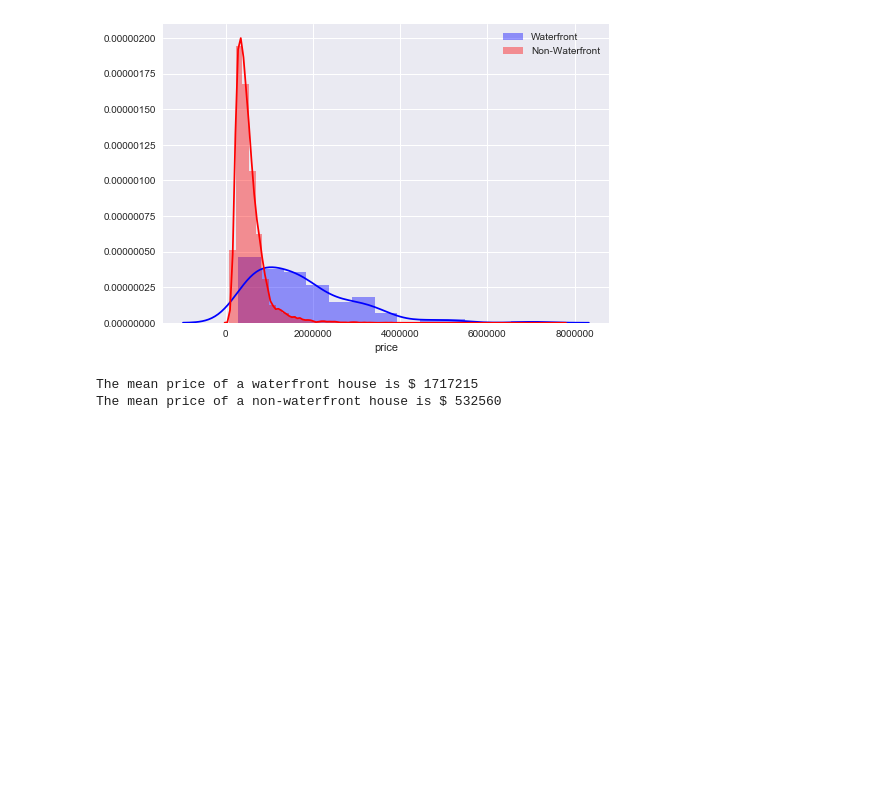
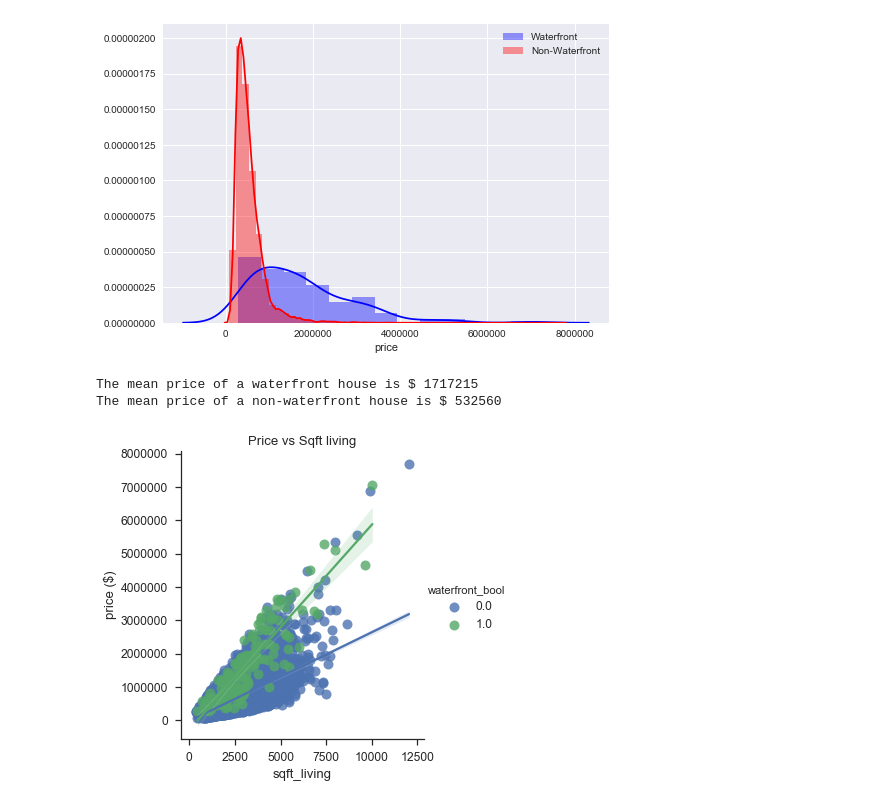
Before and after one commit to LeDorean/dsc-mod-2-project-v2-1-london-ds-02172020, a Jupyter notebook: LBtrial2.ipynb, the cells around one changed output. Saved outputs shown, nothing was run; the diff lists cells and outputs as text; code cells hidden in the pictures; blank space fills up the shorter version.

Commit message:
Updates to LB jup notebook

```diff
--- a/LBtrial2.ipynb
+++ b/LBtrial2.ipynb
@@ -383,3 +383,22 @@ print('The mean price of a non-waterfront house is $',round(non_waterfront_house
 [figure]
 The mean price of a waterfront house is $ 1717215
 The mean price of a non-waterfront house is $ 532560
+# %%
+# plotting the difference taking size (square footage) into account.
+sns.set_context("notebook", font_scale=1.1)
+sns.set_style("ticks")
+sns.lmplot('sqft_living',
+           'price',
+           data=df_clean_1,
+           hue = "waterfront_bool",
+           fit_reg=True,
+           scatter_kws={"marker": "D",
+                        "s": 100})
+
+
+plt.title('Price vs Sqft living')
+plt.xlabel('sqft_living')
+plt.ylabel('price ($)')
+plt.show()
+# %% [output]
+[figure, added]
```
Also changed, not shown: parts of 5 cells of this notebook, 1 other file.
